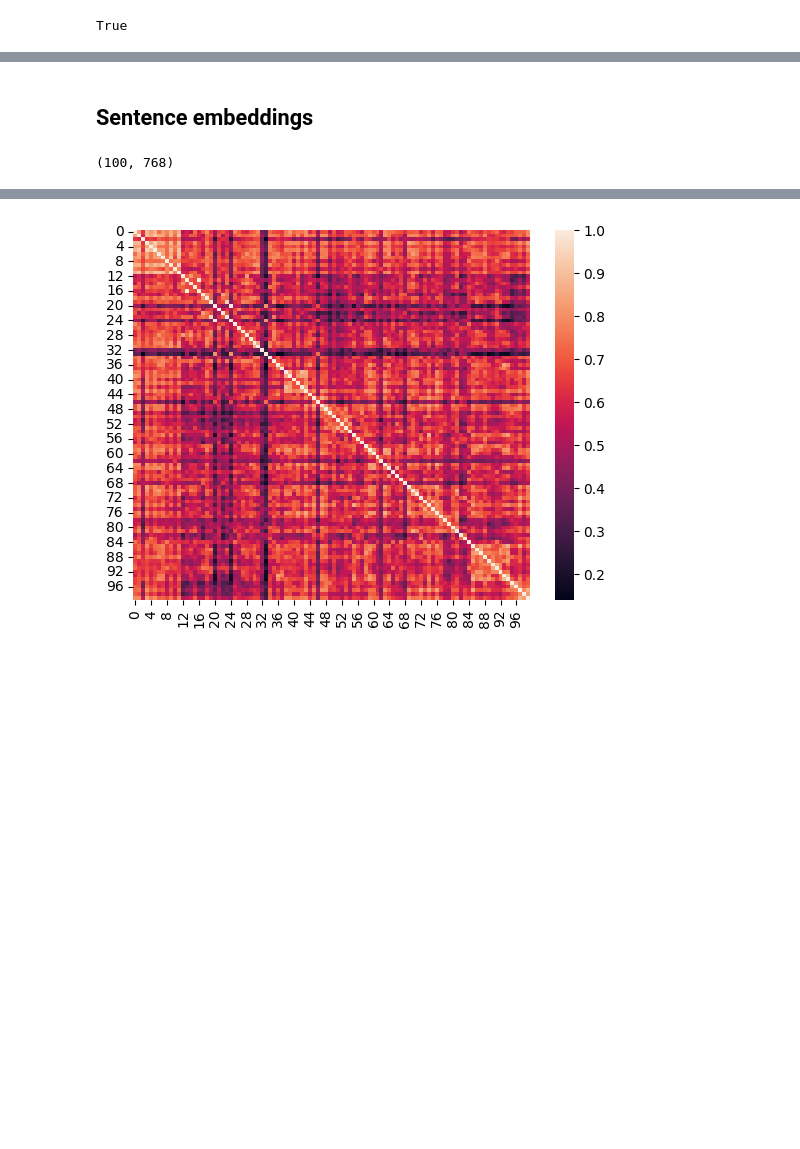
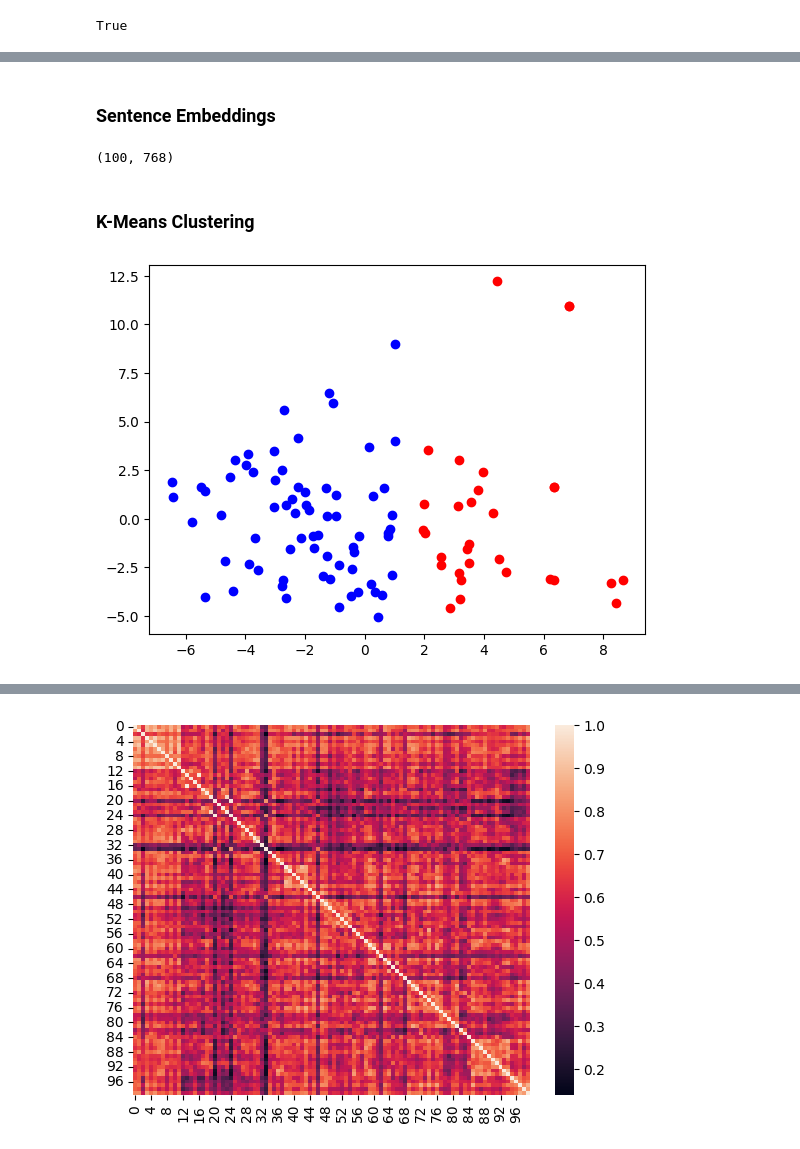
Before and after one commit to ColumbiaCysyphus/ml-dev, a Jupyter notebook: summer_2022/Workflow 2.ipynb, the cells around one changed output, grey strips where cells are left out. Cells and saved outputs as stored; diff of their text form; code cells hidden in the pictures; blank space fills up the shorter version.

```diff
--- a/summer_2022/Recommendation_analysisv2.ipynb
+++ b/summer_2022/Workflow 2.ipynb
@@ -197,5 +34,5 @@ topic
 # %% [markdown]
-## Sentence embeddings
+### Sentence Embeddings
 # %%
 import seaborn as sns
 from sentence_transformers import SentenceTransformer
@@ -208,3 +45,24 @@ sentence_embeddings = sbert_model.encode(sentences)
 sentence_embeddings.shape
 # %% [output]
 (100, 768)
+# %% [markdown]
+### K-Means Clustering
+# %%
+from sklearn.cluster import KMeans
+from sklearn.decomposition import PCA
+
+num_clusters = 2
+kmeans = KMeans(n_clusters=num_clusters, random_state=0).fit(sentence_embeddings)
+
+# Use PCA to reduce the embeddings to 2 dimensions
+pca = PCA(n_components=2)
+reduced_embeddings = pca.fit_transform(sentence_embeddings)
+
+# Create a scatter plot of the reduced embeddings with different colors for each cluster
+colors = ['red', 'blue', 'green', 'yellow', 'black', 'cyan']
+for i in range(num_clusters):
+    plt.scatter(reduced_embeddings[kmeans.labels_ == i, 0],
+                reduced_embeddings[kmeans.labels_ == i, 1],
+                c=colors[i], label=f'Cluster {i}')
+# %% [output]
+[figure, added]
```
Also changed, not shown: parts of 33 cells of this notebook, 3 other files.
